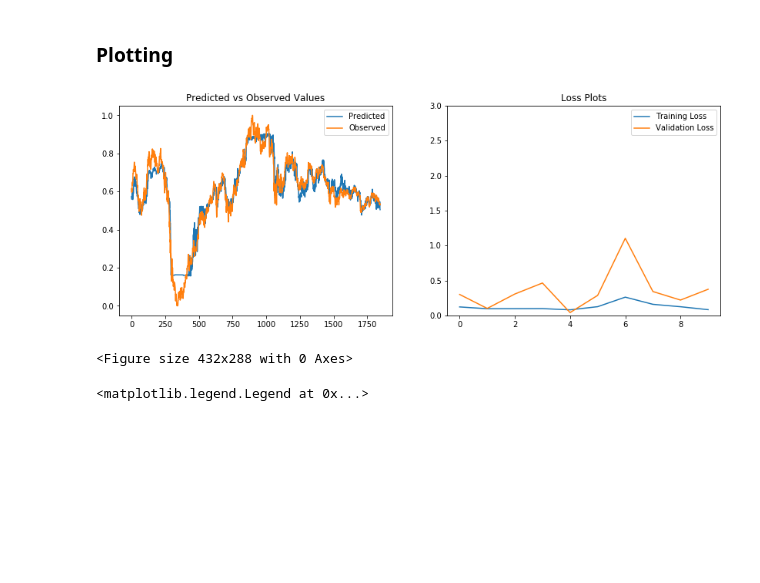
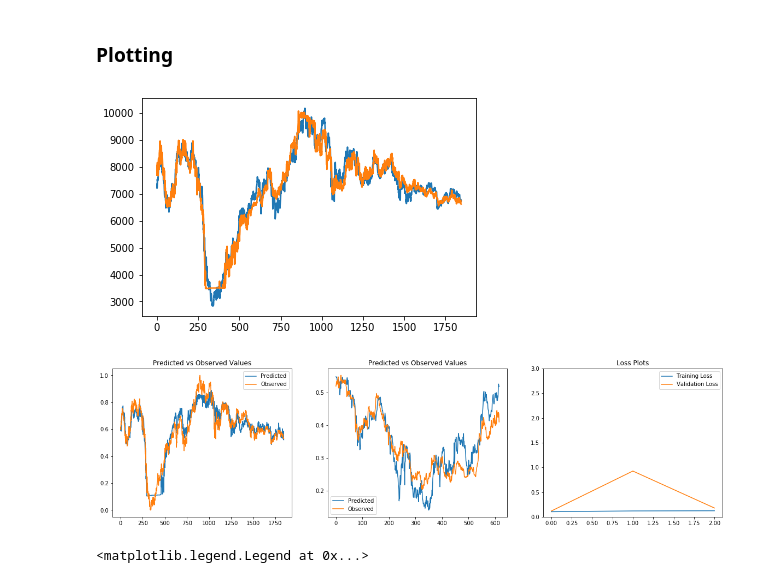
Before and after one commit to msc-acse/acse-9-independent-research-project-OliverJBoom, a Jupyter notebook: Src/LSTM.ipynb, the cells around one changed output. Drawn from its saved outputs; the diff is of its cells as text; code cells hidden in the pictures; blank space fills up the shorter version.

Commit message:
Moved class to deeplearning, added inverse returns and pickle loading

```diff
--- a/Src/LSTM.ipynb
+++ b/Src/LSTM.ipynb
@@ -684,9 +606,9 @@ data_y (3078,)
 # %%
-optimiser = torch.optim.Adam(model_lstm.parameters(), learning_rate)
+optimiser = torch.optim.Adam(model.parameters(), learning_rate)
 # optimizer = optim.RMSprop(model_lstm.parameters(), lr=learning_rate, weight_decay=0.0)
 
 """Do I need to declare a data explicitly in the dataset"""
-learning = DeepLearning(model=model_lstm,
+learning = DeepLearning(model=model,
                         data_X=data_X,
                         data_y=data_y,
                         n_epochs=2000,
@@ -700,6 +622,7 @@ learning = DeepLearning(model=model_lstm,
 
 # Splitting the data into the train, validation and test sets
 learning.train_val_test()
+learning.create_data_loaders()
 learning.training_wrapper()
 # %% [output]
 inf
@@ -730,3 +653,4 @@ Epoch: 5 Train MSE: 0.12427 Val MSE: 0.28614  Time: 52.835
 # %%
-learning.evaluate(learning.best_model, learning.test_loader)
+val_score = learning.evaluate(learning.best_model, learning.val_loader)
+print(val_score)
 # %% [output]
@@ -749,27 +676,46 @@ observed = learning.y_train.numpy()
+# %%
+# Rescaling Example
+
+scaler_data_y.inverse_transform(np.array(learning_load.train_predictions).reshape(-1, 1))
+plt.plot(scaler_data_y.inverse_transform(learning_load.y_train.numpy().reshape(-1, 1)))
+plt.plot(scaler_data_y.inverse_transform(np.array(learning_load.train_predictions).reshape(-1, 1)))
+plt.show()
+# %% [output]
+[figure, added]
+# %%
+predicted_train = learning.train_predictions
+observed_train = learning.y_train.numpy()
+
+learning.model = learning.best_model
+learning.validate(learning.val_loader)
+predicted_val = learning.val_predictions
+observed_val = learning.y_val.numpy()
 # %%
-fig, ax = plt.subplots(1, 2, figsize=(14, 5))
+fig, ax = plt.subplots(1, 3, figsize=(20, 5))
 
 ax[0].set_title("Predicted vs Observed Values")
-ax[0].plot(predicted, label="Predicted")
-ax[0].plot(observed, label="Observed")
+ax[0].plot(predicted_train, label="Predicted")
+ax[0].plot(observed_train, label="Observed")
 ax[0].legend()
 
+ax[1].set_title("Predicted vs Observed Values")
+ax[1].plot(predicted_val, label="Predicted")
+ax[1].plot(observed_val, label="Observed")
+ax[1].legend()
 
-plt.figure()
-ax[1].set_title("Loss Plots")
-ax[1].plot(learning.logs['Training Loss'], label="Training Loss")
-ax[1].plot(learning.logs['Validation Loss'], label="Validation Loss")
-ax[1].legend()
-ax[1].set_ylim((0, 3))
+ax[2].set_title("Loss Plots")
+ax[2].plot(learning.logs['Training Loss'], label="Training Loss")
+ax[2].plot(learning.logs['Validation Loss'], label="Validation Loss")
+ax[2].legend()
+ax[2].set_ylim((0, 3))
 
 epoch_reached = str(len(learning.logs['Training Loss']))
-val_min = str(min(learning.logs['Validation Loss']))[:5].replace(".", "_")
 path="/content/gdrive/My Drive/Chai/Models/"
-plt.savefig(path + str("LSTM_Val_" + val_min + "_Epoch_" + epoch_reached + ".png"))
+
+plt.savefig(path + str("LSTM_Val_" + str(val_score)[:5].replace(".", "_") + "_Epoch_" + epoch_reached + ".png"))
 plt.show()
 # %% [output]
-[figure, old version]
+[figure, new version]
-<Figure size 432x288 with 0 Axes>
 # %%
 plt.title("Predicted vs Observed Values")
 plt.plot(learning.test_predictions, label="Predicted")
```
Also changed, not shown: parts of 24 cells of this notebook, 2 other files.
